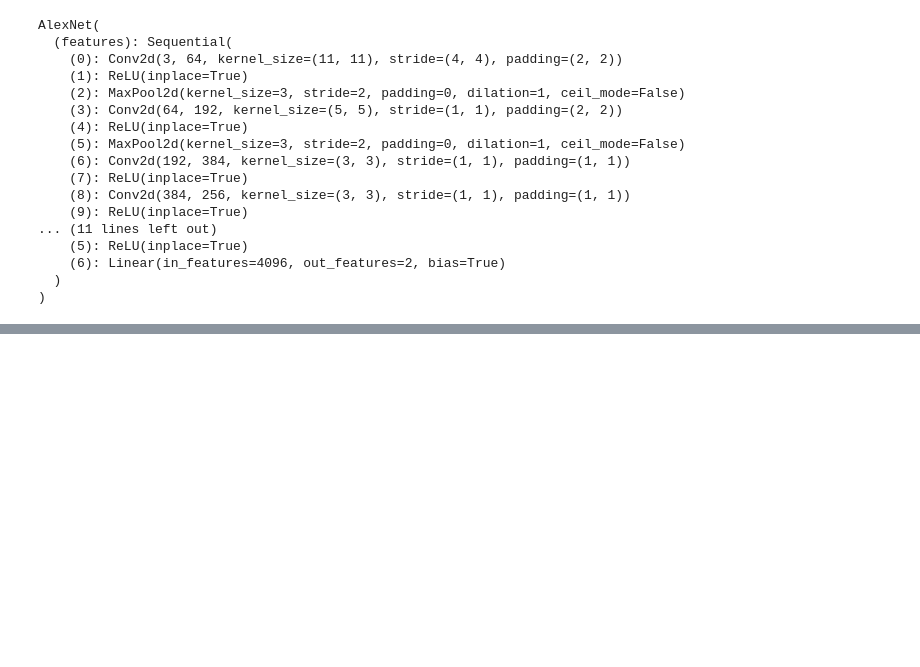
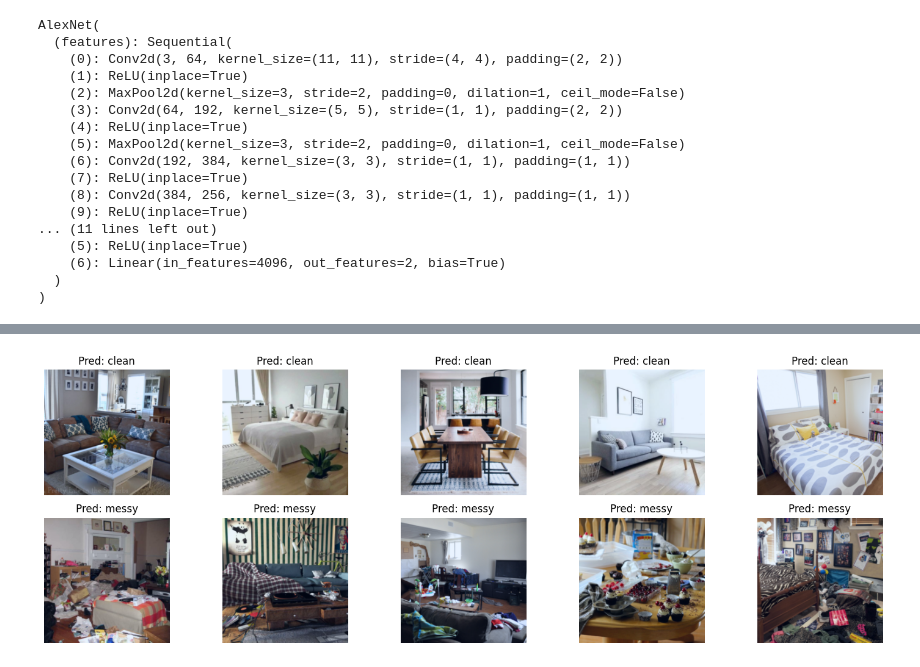
Before and after one commit to black940514/image_binary_10, a Jupyter notebook: 1.ipynb, the cells around one changed output, grey strips where cells are left out. Drawn from its saved outputs; the diff is of its cells as text; code cells hidden in the pictures; blank space fills up the shorter version.

```diff
--- a/1.ipynb
+++ b/1.ipynb
@@ -235,0 +318,47 @@ Epoch 20/20, Train Loss: 0.0996, Val Loss: 0.1064, Train Accuracy: 98.96%, Val A
+# %%
+# Image load 및 tensor로 변환
+def load_and_transform_image(image_path, transform):
+    image = Image.open(image_path).convert('RGB')
+    image = transform(image)
+    image = image.unsqueeze(0)  # 배치 차원 추가
+    return image.to(device)  # GPU로 이미지 이동
+# %%
+# 클래스별 폴더 경로
+class_folders = {'clean' : '../실습 파일/1/test/clean',
+                 'messy' : '../실습 파일/1/test/messy'}
+# %%
+plt.figure(figsize=(15, 5))
+
+counter = 1
+
+# 각 클래스별로 5장의 이미지 추론 및 시각화
+for class_name, folder_path in class_folders.items():
+    # 해당 클래스의 이미지 경로 가져오기
+    image_class_path = glob.glob(os.path.join(folder_path, '*'))
+    selected_images = image_class_path[:5] # 5장 선택
+
+    for image_path in selected_images:
+        image = load_and_transform_image(image_path, transform)
+
+        net.eval()
+        # 모델을 사용한 추론
+        with torch.no_grad():
+            outputs = net(image)
+            _, predicted = torch.max(outputs.data, 1)
+        prediction = 'clean' if predicted.item() == 0 else 'messy'
+
+        # 결과 시각화 (CPU로 이동하여 표시)
+        plt.subplot(2, 5, counter)
+        # 이미지 정규화 추가
+        img_display = image.squeeze().cpu().numpy().transpose(1, 2, 0)
+        img_display = (img_display - img_display.min()) / (img_display.max() - img_display.min())  # 0~1 범위로 정규화
+        plt.imshow(img_display)
+        plt.title(f'Pred: {prediction}')
+        plt.axis('off')
+        counter += 1
+
+
+plt.tight_layout()
+plt.show()
+# %% [output]
+[figure, added]
```
Also changed, not shown: parts of 3 cells of this notebook, 1 other file.
